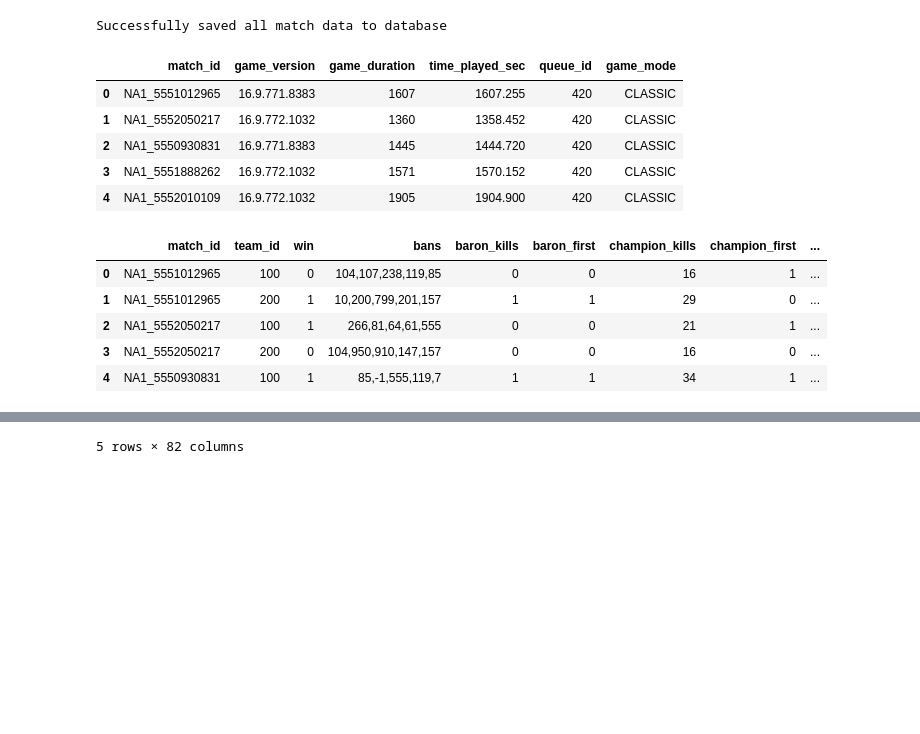
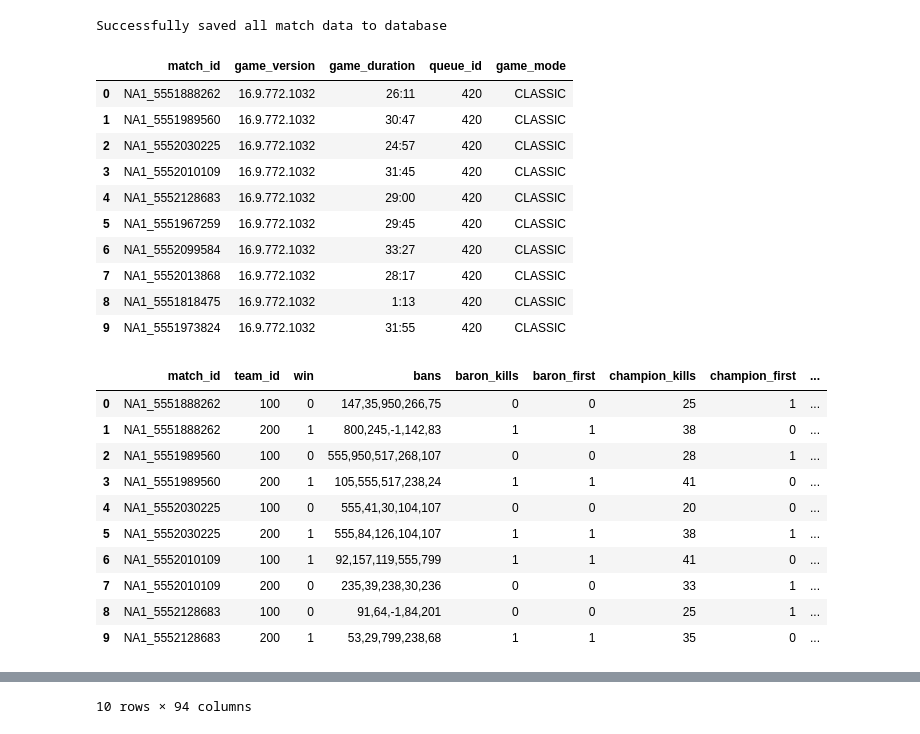
Before and after one commit to mclementi115/CS210-League-Project, a Jupyter notebook: LOLMatchAnalysis.ipynb, the cells around one changed output, grey strips where cells are left out. Cells and saved outputs as stored; diff of their text form; code cells hidden in the pictures; blank space fills up the shorter version.

Commit message:
Process with timestamps

```diff
--- a/LOLMatchAnalysis.ipynb
+++ b/LOLMatchAnalysis.ipynb
@@ -48,7 +48,7 @@ def get_ladder(top=300):
     solo_queue_df = pd.concat([chall_df, gm_df, master_df]).reset_index(drop=True)
     solo_queue_df = solo_queue_df.sort_values(by='leaguePoints', ascending=False)
     solo_queue_df = solo_queue_df.head(top)
-    solo_queue_df = solo_queue_df.drop(columns= ['rank', 'inactive', 'freshBlood'], errors='ignore')
+    solo_queue_df = solo_queue_df.drop(columns= ['rank', 'inactive', 'veteran', 'freshBlood'], errors='ignore')
     return solo_queue_df.reset_index(drop=True)
 # %%
 #Gets the lastest (default latest 20) games played by a player from their puuid
@@ -75,15 +75,16 @@ def process_match(match_json):
     info = match_json['info']
     matchId = match_json['metadata']['matchId']
 
-    game_start = info['gameStartTimestamp']
-    game_end = info.get('gameEndTimestamp', game_start + (info['gameDuration'] * 1000))
+    raw_duration = info['gameDuration']
+    minutes = int(raw_duration // 60)
+    seconds = int(raw_duration % 60)
+    readable_time = f"{minutes}:{seconds:02d}"
 
     match_df = pd.DataFrame([{
         #basic match metadata
         'match_id': matchId,
         'game_version': info['gameVersion'],
-        'game_duration': info['gameDuration'],
-        'time_played_sec': (game_end - game_start) / 1000,
+        'game_duration': readable_time,
         'queue_id': info['queueId'],
         'game_mode': info['gameMode']
     }])
@@ -219,12 +220,12 @@ def extract_timeline_stats(timeline_json, timestamp=15):
 
     stats_at_time = []
     for playerId, data in player_data.items():
-        stats_at_time.append({'participantId': playerId, 'totalGold': data['totalGold'], 'xp': data['xp'], 'minionsKilled': data['minionsKilled'] + data['jungleMonstersKilled']})
+        stats_at_time.append({'participantId': playerId, 'totalGold': data['totalGold'], 'level': data['level'], 'minionsKilled': data['minionsKilled'] + data['jungleMinionsKilled']})
 
     return stats_at_time
 
 #Adds columns for gold, xp, minions killed, and gold difference vs lane opponent to player data frames at given timestamps. Can insert multiple timestamps at once
-def match_with_timeline(match_json, timeline_json, timestamps = [15]):
+def process_match_with_timeline(match_json, timeline_json, timestamps = [15]):
     match_df, team_df, players_df = process_match(match_json)
 
     for minute in timestamps:
@@ -241,18 +242,18 @@ def match_with_timeline(match_json, timeline_json, timestamps = [15]):
         gold_ts, xp_ts, minions_ts, gold_diff_ts = [], [], [], []
 
         for i in range(1, 11):
-            player_stats = snapshot_at_tf.get(i, {'totalGold': 0, 'xp': 0, 'minionsKilled': 0})
+            player_stats = snapshot_at_tf.get(i, {'totalGold': 0, 'level': 0, 'minionsKilled': 0})
 
             opponent_id = i + 5 if i <= 5 else i - 5
-            opponent_stats = snapshot_at_tf.get(opponent_id,{'totalGold': 0, 'xp': 0, 'minionsKilled': 0})
+            opponent_stats = snapshot_at_tf.get(opponent_id,{'totalGold': 0, 'level': 0, 'minionsKilled': 0})
 
             gold_ts.append(player_stats['totalGold'])
-            xp_ts.append(player_stats['xp'])
+            xp_ts.append(player_stats['level'])
             minions_ts.append(player_stats['minionsKilled'])
-            gold_diff_ts.append(player_stats['gold'] - opponent_stats['gold'])
+            gold_diff_ts.append(player_stats['totalGold'] - opponent_stats['totalGold'])
 
         players_df[f'goldAt{minute}'] = gold_ts
-        players_df[f'xpAt{minute}'] = xp_ts
+        players_df[f'levelAt{minute}'] = xp_ts
         players_df[f'minionsAt{minute}'] = minions_ts
         players_df[f'goldDiffAt{minute}'] = gold_diff_ts
 
@@ -366,40 +366,53 @@ Fetching match history for player 5...
 # %%
 #Processes matches and saves them to league_data.db. Displays The 3 tables matches, teams, participants at the end
+#Running with process_match_with_timeline over process_match to get data throughout the game instead of end-of-game only stats
 for match_id in match_ids['matchId']:
     if is_match_processed(match_id):
         continue
     try:
         match_data = get_match(match_id)
-        match_df, team_df, players_df = process_match(match_data)
+        timeline_data = get_match_timeline_json(match_id)
 
+        match_df, team_df, players_df = process_match_with_timeline(match_data, timeline_data, timestamps=[10, 15, 20])
         save_to_db(match_df, team_df, players_df)
+        time.sleep(1.2)
+
     except Exception as e:
         print(f"Error processing match {match_id}: {e}")
 
-    time.sleep(1.2)
 print("Successfully saved all match data to database")
 
 conn = sql.connect('league_data.db')
 
-df_matches = pd.read_sql("SELECT * FROM matches LIMIT 5", conn)
-df_teams = pd.read_sql("SELECT * FROM teams LIMIT 5", conn)
-df_participants = pd.read_sql("SELECT * FROM participants LIMIT 5", conn)
+df_matches = pd.read_sql("SELECT * FROM matches LIMIT 10", conn)
+df_teams = pd.read_sql("SELECT * FROM teams LIMIT 10", conn)
+df_participants = pd.read_sql("SELECT * FROM participants LIMIT 10", conn)
 
 conn.close()
 
 display(df_matches, df_teams, df_participants)
 # %% [output]
 Successfully saved all match data to database
-|  | match_id | game_version | game_duration | time_played_sec | queue_id | game_mode |
-| 0 | NA1_5551012965 | 16.9.771.8383 | 1607 | 1607.255 | 420 | CLASSIC |
-| 1 | NA1_5552050217 | 16.9.772.1032 | 1360 | 1358.452 | 420 | CLASSIC |
-| 2 | NA1_5550930831 | 16.9.771.8383 | 1445 | 1444.720 | 420 | CLASSIC |
-| 3 | NA1_5551888262 | 16.9.772.1032 | 1571 | 1570.152 | 420 | CLASSIC |
-| 4 | NA1_5552010109 | 16.9.772.1032 | 1905 | 1904.900 | 420 | CLASSIC |
+|  | match_id | game_version | game_duration | queue_id | game_mode |
+| 0 | NA1_5551888262 | 16.9.772.1032 | 26:11 | 420 | CLASSIC |
+| 1 | NA1_5551989560 | 16.9.772.1032 | 30:47 | 420 | CLASSIC |
+| 2 | NA1_5552030225 | 16.9.772.1032 | 24:57 | 420 | CLASSIC |
+| 3 | NA1_5552010109 | 16.9.772.1032 | 31:45 | 420 | CLASSIC |
+| 4 | NA1_5552128683 | 16.9.772.1032 | 29:00 | 420 | CLASSIC |
+| 5 | NA1_5551967259 | 16.9.772.1032 | 29:45 | 420 | CLASSIC |
+| 6 | NA1_5552099584 | 16.9.772.1032 | 33:27 | 420 | CLASSIC |
+| 7 | NA1_5552013868 | 16.9.772.1032 | 28:17 | 420 | CLASSIC |
+| 8 | NA1_5551818475 | 16.9.772.1032 | 1:13 | 420 | CLASSIC |
+| 9 | NA1_5551973824 | 16.9.772.1032 | 31:55 | 420 | CLASSIC |
 |  | match_id | team_id | win | bans | baron_kills | baron_first | champion_kills | champion_first | ... |
-| 0 | NA1_5551012965 | 100 | 0 | 104,107,238,119,85 | 0 | 0 | 16 | 1 | ... |
-| 1 | NA1_5551012965 | 200 | 1 | 10,200,799,201,157 | 1 | 1 | 29 | 0 | ... |
-| 2 | NA1_5552050217 | 100 | 1 | 266,81,64,61,555 | 0 | 0 | 21 | 1 | ... |
-| 3 | NA1_5552050217 | 200 | 0 | 104,950,910,147,157 | 0 | 0 | 16 | 0 | ... |
-| 4 | NA1_5550930831 | 100 | 1 | 85,-1,555,119,7 | 1 | 1 | 34 | 1 | ... |
+| 0 | NA1_5551888262 | 100 | 0 | 147,35,950,266,75 | 0 | 0 | 25 | 1 | ... |
+| 1 | NA1_5551888262 | 200 | 1 | 800,245,-1,142,83 | 1 | 1 | 38 | 0 | ... |
+| 2 | NA1_5551989560 | 100 | 0 | 555,950,517,268,107 | 0 | 0 | 28 | 1 | ... |
+| 3 | NA1_5551989560 | 200 | 1 | 105,555,517,238,24 | 1 | 1 | 41 | 0 | ... |
+| 4 | NA1_5552030225 | 100 | 0 | 555,41,30,104,107 | 0 | 0 | 20 | 0 | ... |
+| 5 | NA1_5552030225 | 200 | 1 | 555,84,126,104,107 | 1 | 1 | 38 | 1 | ... |
+| 6 | NA1_5552010109 | 100 | 1 | 92,157,119,555,799 | 1 | 1 | 41 | 0 | ... |
+| 7 | NA1_5552010109 | 200 | 0 | 235,39,238,30,236 | 0 | 0 | 33 | 1 | ... |
+| 8 | NA1_5552128683 | 100 | 0 | 91,64,-1,84,201 | 0 | 0 | 25 | 1 | ... |
+| 9 | NA1_5552128683 | 200 | 1 | 53,29,799,238,68 | 1 | 1 | 35 | 0 | ... |
 |  | match_id | puuid | riotIdGameName | riotIdTagline | team_id | win | gameEndedInEarlySurrender | ... |
@@ -411 +429 @@ Successfully saved all match data to database
-5 rows × 82 columns
+10 rows × 94 columns
```
Also changed, not shown: parts of 6 cells of this notebook.
